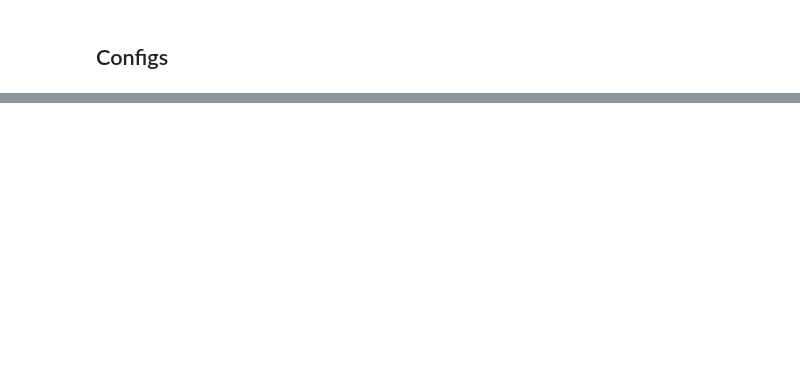
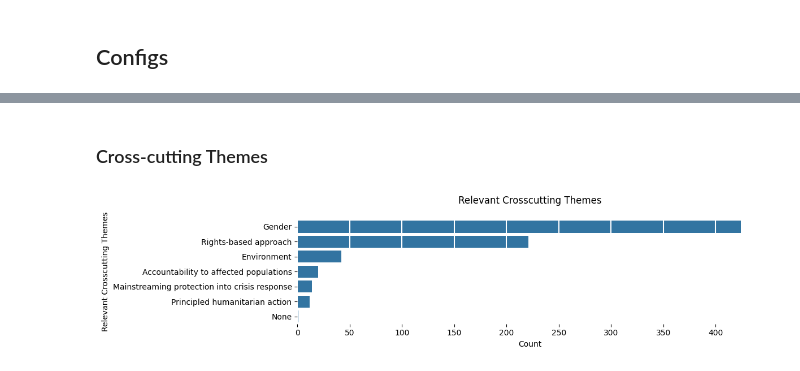
Before and after one commit to franckalbinet/evaluatr, a Jupyter notebook: nbs/tutorials/01_eval_reports_eda.ipynb, the cells around one changed output, grey strips where cells are left out. Drawn from its saved outputs; the diff is of its cells as text; code cells hidden in the pictures; blank space fills up the shorter version.

```diff
--- a/nbs/tutorials/01_eval_reports_eda.ipynb
+++ b/nbs/tutorials/01_eval_reports_eda.ipynb
@@ -47,0 +237,15 @@ INAL_Abderrahim%20EL%20MOULAT.pdf',
+# %% [markdown]
+### Cross-cutting Themes
+# %%
+df_crosscutting = dataframes['exploded']['Relevant Crosscutting Themes']
+theme_counts = df_crosscutting.groupby('Relevant Crosscutting Themes').size().sort_values(ascending=False)
+
+plt.figure(figsize=(12, 3))
+sns.barplot(x=theme_counts.values, y=theme_counts.index, orient='h')
+plt.grid(axis='x', color='white', lw=1.5)
+plt.box(False)
+plt.title('Relevant Crosscutting Themes', pad=20)
+plt.xlabel('Count')
+plt.tight_layout()
+# %% [output]
+[figure, added]
```
Also changed, not shown: parts of 35 cells of this notebook, 2 other files.
